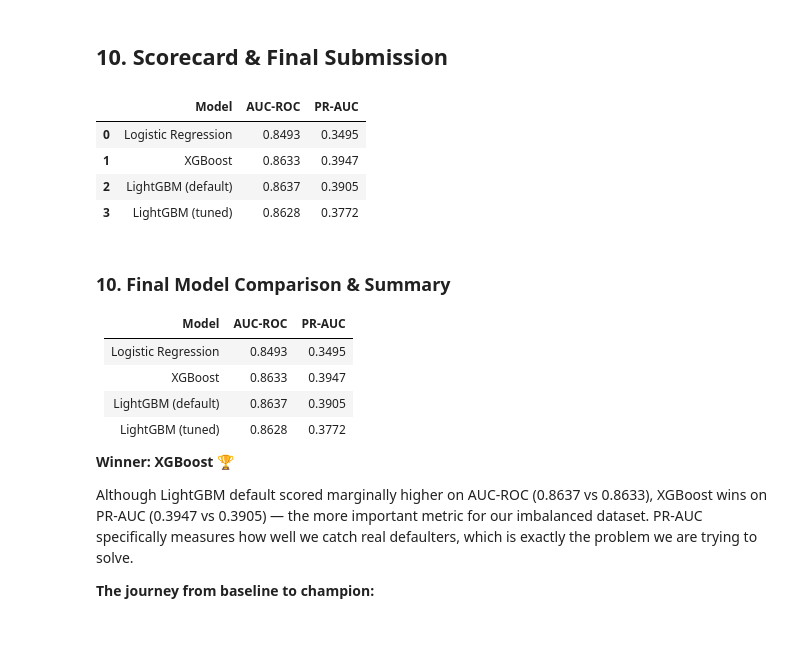
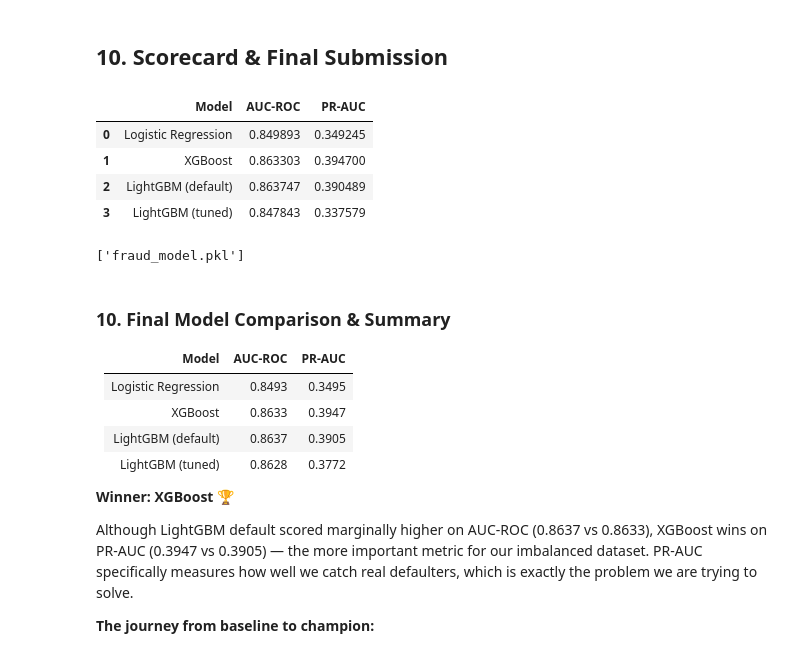
Before and after one commit to owendi17/credit-risk-default-prediction, a Jupyter notebook: CREDIT-DEFAULT-RISK.ipynb, the cells around one changed output. Cells and saved outputs as stored; diff of their text form; code cells hidden in the pictures.

```diff
--- a/CREDIT-DEFAULT-RISK.ipynb
+++ b/CREDIT-DEFAULT-RISK.ipynb
@@ -1529,33 +1529,37 @@ depending on their other characteristics.
 # %% [markdown]
 <a id='10'></a>
 ## 10. Scorecard & Final Submission
-# %%
-#  10.1 Final model summary
-{   'Model'   : ['Logistic Regression', 'XGBoost', 'LightGBM (default)', 'LightGBM (tuned)'],
-    'AUC-ROC' : [
-        roc_auc_score(y_val, lr_prob),
-        roc_auc_score(y_val, xgb_prob),
-        roc_auc_score(y_val, lgb_prob),
-        roc_auc_score(y_val, best_prob)
-    ],
-    'PR-AUC'  : [
-        average_precision_score(y_val, lr_prob),
-        average_precision_score(y_val, xgb_prob),
-        average_precision_score(y_val, lgb_prob),
-        average_precision_score(y_val, best_prob)
-    ]
-}
-
-results_df = pd.DataFrame(results)
-results_df.style \
-    .highlight_max(subset=['AUC-ROC', 'PR-AUC'], color='#c8f0d0') \
-    .format({'AUC-ROC': '{:.4f}', 'PR-AUC': '{:.4f}'})
-# %% [output]
-|  | Model | AUC-ROC | PR-AUC |
-| 0 | Logistic Regression | 0.8493 | 0.3495 |
-| 1 | XGBoost | 0.8633 | 0.3947 |
-| 2 | LightGBM (default) | 0.8637 | 0.3905 |
-| 3 | LightGBM (tuned) | 0.8628 | 0.3772 |
+# %%
+results = {
+    'Model': ['Logistic Regression', 'XGBoost', 'LightGBM (default)', 'LightGBM (tuned)'],
+    'AUC-ROC': [
+        roc_auc_score(y_val, lr_prob),
+        roc_auc_score(y_val, xgb_prob),
+        roc_auc_score(y_val, lgb_prob),
+        roc_auc_score(y_val, best_prob)
+    ],
+    'PR-AUC': [
+        average_precision_score(y_val, lr_prob),
+        average_precision_score(y_val, xgb_prob),
+        average_precision_score(y_val, lgb_prob),
+        average_precision_score(y_val, best_prob)
+    ]
+}
+
+results_df = pd.DataFrame(results)
+results_df
+# %% [output]
+|  | Model | AUC-ROC | PR-AUC |
+| 0 | Logistic Regression | 0.849893 | 0.349245 |
+| 1 | XGBoost | 0.863303 | 0.394700 |
+| 2 | LightGBM (default) | 0.863747 | 0.390489 |
+| 3 | LightGBM (tuned) | 0.847843 | 0.337579 |
+# %%
+import joblib
+
+joblib.dump(lgb_model, "fraud_model.pkl")
+# %% [output]
+['fraud_model.pkl']
 # %% [markdown]
 ### 10. Final Model Comparison & Summary
 
```
Also changed, not shown: parts of 13 cells of this notebook.
